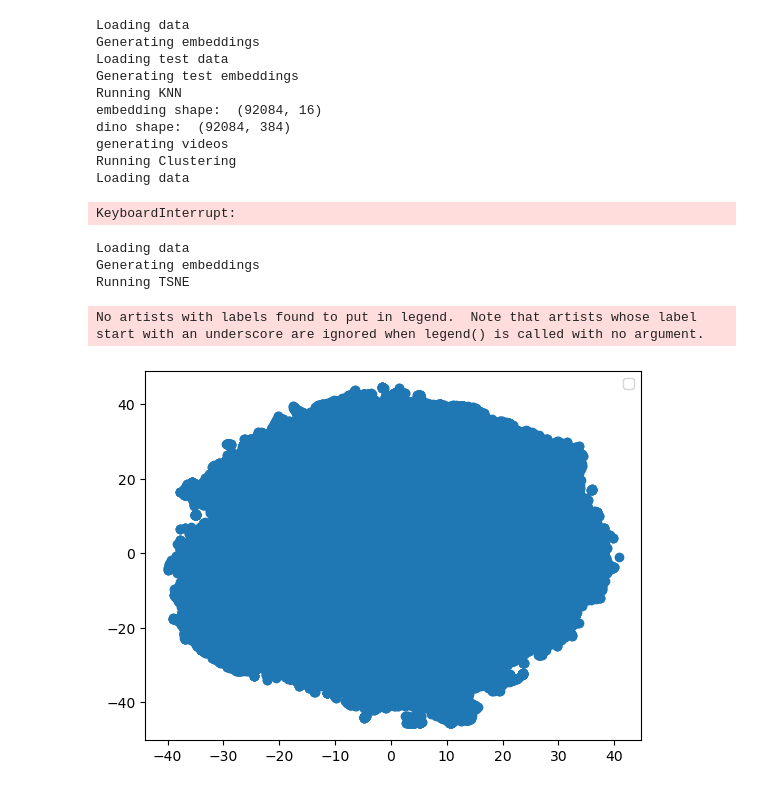
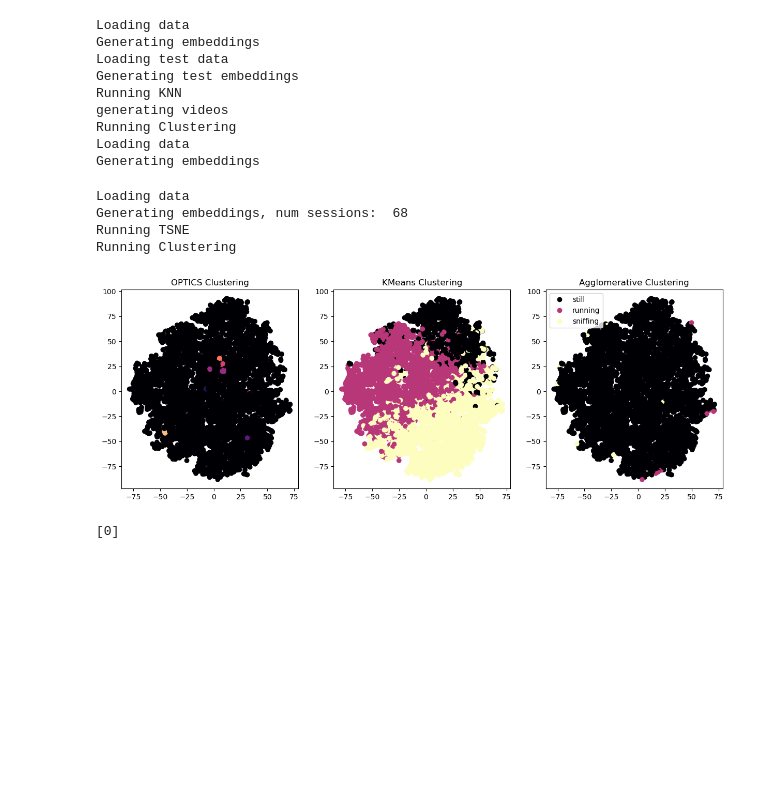
Before and after one commit to Tsuchijo/CEBRA-training, a Jupyter notebook: proccessing_pipeline.ipynb, the cells around one changed output. Cells and saved outputs as stored; diff of their text form; code cells hidden in the pictures; blank space fills up the shorter version.

Commit message:
Adapted processing pipeline to work with convolutional model

```diff
--- a/proccessing_pipeline.ipynb
+++ b/proccessing_pipeline.ipynb
@@ -212,51 +234,76 @@ def display_frames_as_video(frames, ground_truth, frame_rate, name, labels, labe
 # %%
 label_classes = {0 : '0', 1 : '1', 2 : '2'}
 # %%
+solver = torch.load('models/cebra_model_complete.pt')
+model = solver.model.eval()
 for i, _ in enumerate(zip(neural_data_paths, behavior_data_paths, dino_paths)):
-    pred_images, names, labels, accuracy, predict_behavior = predict_embeddings(neural_data_paths[i], behavior_data_paths[i], dino_paths[i], 0.8, model, i)
+    pred_images, names, labels, predict_behavior = predict_embeddings(neural_data_paths[i], behavior_data_paths[i], dino_paths[i], 0.8, 0.2, model, i)
     for data in zip(labels, pred_images, names, predict_behavior):
         windowed_labels = choose_random_window(30, data[2], data[0])
         windowed_frames = choose_random_window(30, data[2], data[1])
         windowed_truth = choose_random_window(30, data[2], data[3])
-        display_frames_as_video(windowed_frames, windowed_truth, 30, data[2], windowed_labels, label_classes, accuracy, output_folder_paths[i])
+        display_frames_as_video(windowed_frames, windowed_truth, 30, data[2], windowed_labels, label_classes, output_folder_paths[i])
 # %% [output]
 Loading data
 Generating embeddings
 Loading test data
 Generating test embeddings
 Running KNN
-embedding shape:  (92084, 16)
-dino shape:  (92084, 384)
 generating videos
 Running Clustering
 Loading data
+Generating embeddings
-KeyboardInterrupt:
 # %%
 from matplotlib.colors import ListedColormap
 from sklearn.manifold import TSNE
+import matplotlib as mpl
+from sklearn.cluster import KMeans
+
+solver = torch.load('models/cebra_model_complete.pt')
+model = solver.model
 
 print('Loading data')
-brain_data, name_data = import_data(neural_data_paths[0], process_brain, max=1)
-print ('Generating embeddings')
-embeddings = generate_CEBRA_embeddings(brain_data, model, 0)
+brain_data, name_data = import_data(neural_data_paths[4], lambda x : x, max=0.05)
+print ('Generating embeddings, num sessions: ', len(brain_data))
+embeddings = [generate_CEBRA_embeddings(model, session, 4) for session in brain_data]
 embedding_flat = flatten_data(embeddings).squeeze()
 
-# print('Running Clustering')
-# clustering = OPTICS(min_samples=0.1, metric='cosine').fit(embedding_flat)
-# predicted_labels_flat = clustering.labels_
 
 print('Running TSNE')
-tsne_embedding = TSNE(n_components=2, n_iter=500, learning_rate='auto', metric='cosine',
+tsne_embedding = TSNE(n_components=2, n_iter=2500, learning_rate='auto', metric='cosine',
                 init='random', perplexity=30).fit_transform(embedding_flat)
-colors = ListedColormap(['r','b','g'])
+
+print('Running Clustering')
+clustering = OPTICS(min_samples=10, metric='cosine').fit(embedding_flat)
+predicted_labels_flat = clustering.labels_
+predicted_labels_flat2 = KMeans(n_clusters=3).fit(embedding_flat).labels_
+predicted_labels_flat3 = AgglomerativeClustering(n_clusters=3, metric='cosine', linkage='average').fit(embedding_flat).labels_
+
+colors = mpl.colormaps['magma']
 classes = ['still', 'running', 'sniffing']
-#plot tsne plot as a scatterplot with labels
-scatter = plt.scatter(tsne_embedding[:,0], tsne_embedding[:,1], cmap=colors)
-plt.legend(handles=scatter.legend_elements()[0], labels=classes)
-plt.show()
 # %% [output]
 Loading data
-Generating embeddings
+Generating embeddings, num sessions:  68
 Running TSNE
+Running Clustering
-No artists with labels found to put in legend.  Note that artists whose label start with an underscore are ignored when legend() is called with no argument.
-[figure, removed]
+# %%
+fig, (ax1, ax2, ax3) = plt.subplots(1, 3, figsize=(15, 5))
+#plot tsne plot as a scatterplot with labels
+scatter1 = ax1.scatter(tsne_embedding[:,0], tsne_embedding[:,1], c=predicted_labels_flat, cmap=colors)
+ax1.set_title('OPTICS Clustering')
+scatter2 = ax2.scatter(tsne_embedding[:,0], tsne_embedding[:,1], c=predicted_labels_flat2, cmap=colors)
+ax2.set_title('KMeans Clustering')
+scatter3 = ax3.scatter(tsne_embedding[:,0], tsne_embedding[:,1], c=predicted_labels_flat3, cmap=colors)
+ax3.set_title('Agglomerative Clustering')
+
+plt.legend(handles=scatter1.legend_elements()[0], labels=classes)
+plt.legend(handles=scatter2.legend_elements()[0], labels=classes)
+plt.legend(handles=scatter3.legend_elements()[0], labels=classes)
+
+plt.show()
+# %% [output]
+[figure, added]
+# %%
+print(np.unique(predicted_labels_flat))
+# %% [output]
+[0]
```
Also changed, not shown: parts of 6 cells of this notebook, 4 other files.
